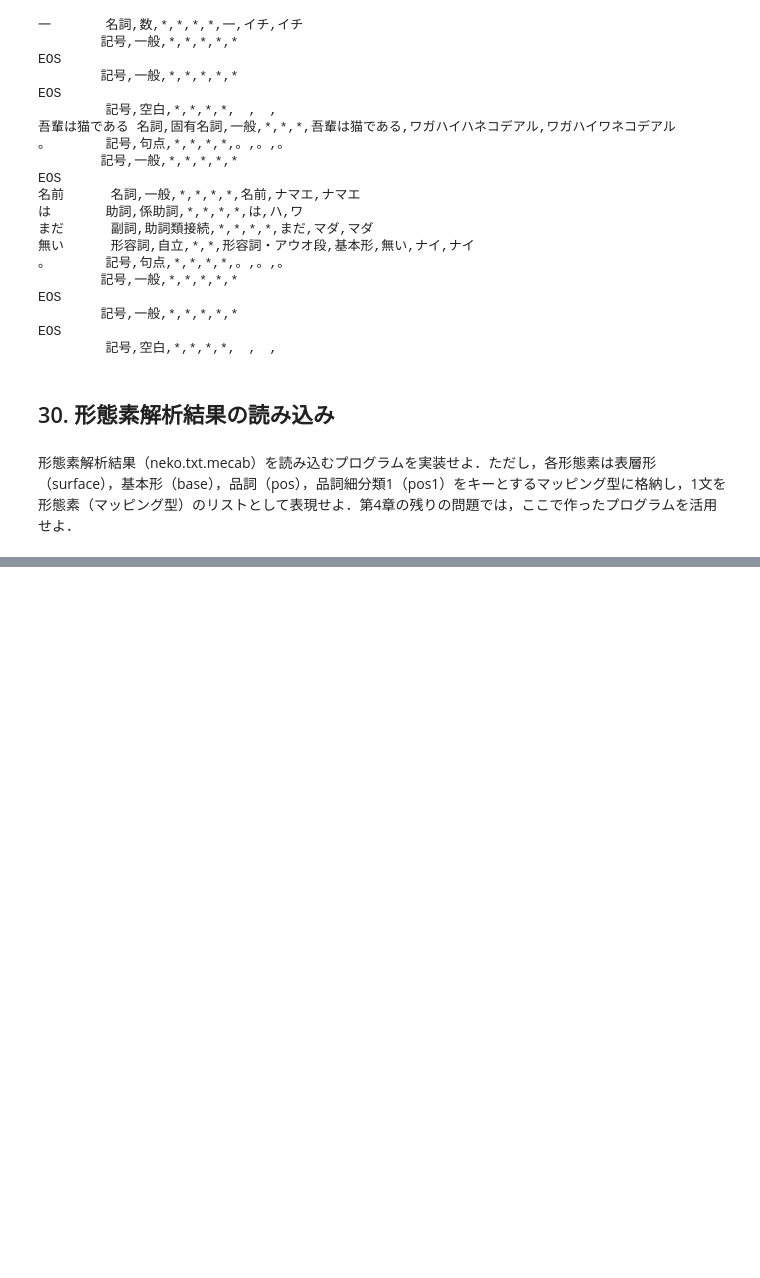
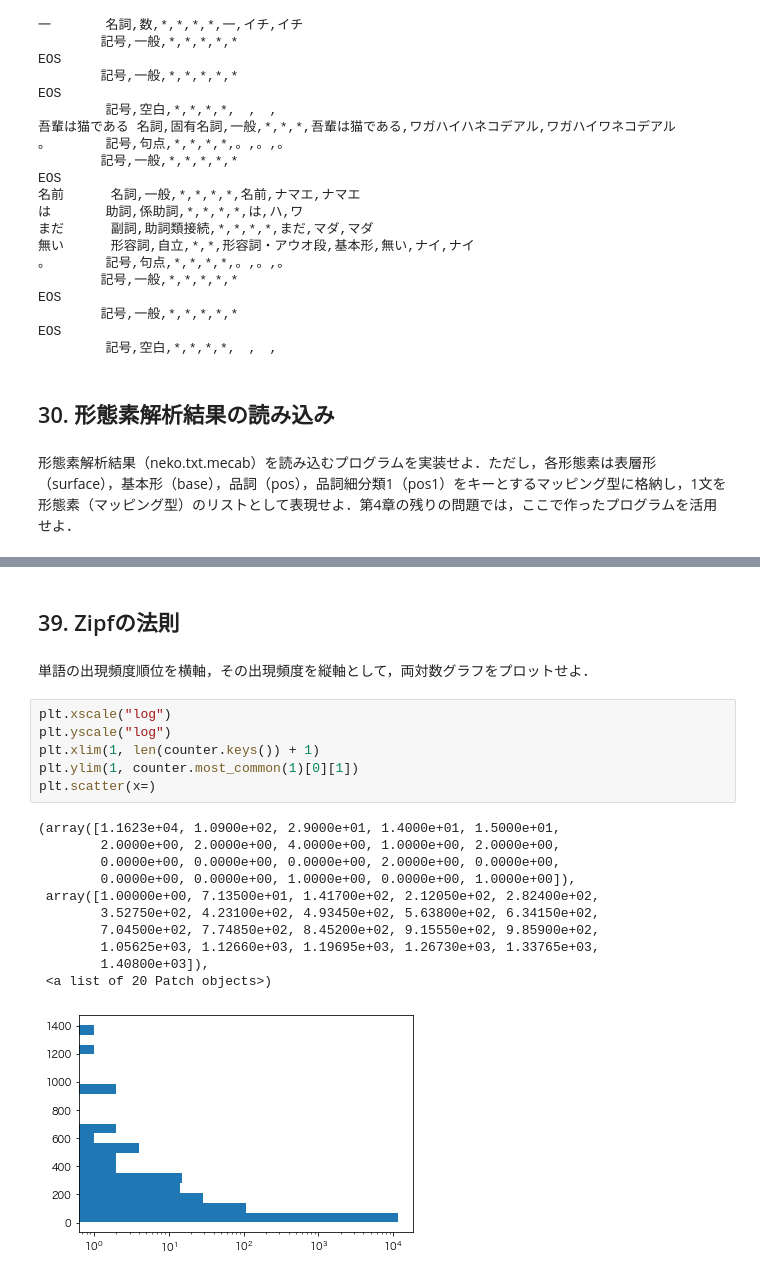
Before and after one commit to shinchu/nlp100, a Jupyter notebook: notebooks/nlp100_4.ipynb, the cells around one changed output, grey strips where cells are left out. Drawn from its saved outputs; the diff is of its cells as text; blank space fills up the shorter version.

```diff
--- a/notebooks/nlp100_4.ipynb
+++ b/notebooks/nlp100_4.ipynb
@@ -61,0 +272,22 @@ class POS:
+# %% [markdown]
+## 39. Zipfの法則
+# %% [markdown]
+単語の出現頻度順位を横軸，その出現頻度を縦軸として，両対数グラフをプロットせよ．
+# %%
+plt.xscale("log")
+plt.yscale("log")
+plt.xlim(1, len(counter.keys()) + 1)
+plt.ylim(1, counter.most_common(1)[0][1])
+plt.scatter(x=)
+# %% [output]
+(array([1.1623e+04, 1.0900e+02, 2.9000e+01, 1.4000e+01, 1.5000e+01,
+        2.0000e+00, 2.0000e+00, 4.0000e+00, 1.0000e+00, 2.0000e+00,
+        0.0000e+00, 0.0000e+00, 0.0000e+00, 2.0000e+00, 0.0000e+00,
+        0.0000e+00, 0.0000e+00, 1.0000e+00, 0.0000e+00, 1.0000e+00]),
+ array([1.00000e+00, 7.13500e+01, 1.41700e+02, 2.12050e+02, 2.82400e+02,
+        3.52750e+02, 4.23100e+02, 4.93450e+02, 5.63800e+02, 6.34150e+02,
+        7.04500e+02, 7.74850e+02, 8.45200e+02, 9.15550e+02, 9.85900e+02,
+        1.05625e+03, 1.12660e+03, 1.19695e+03, 1.26730e+03, 1.33765e+03,
+        1.40800e+03]),
+ <a list of 20 Patch objects>)
+[figure, added]
```
Also changed, not shown: parts of 31 cells of this notebook.
